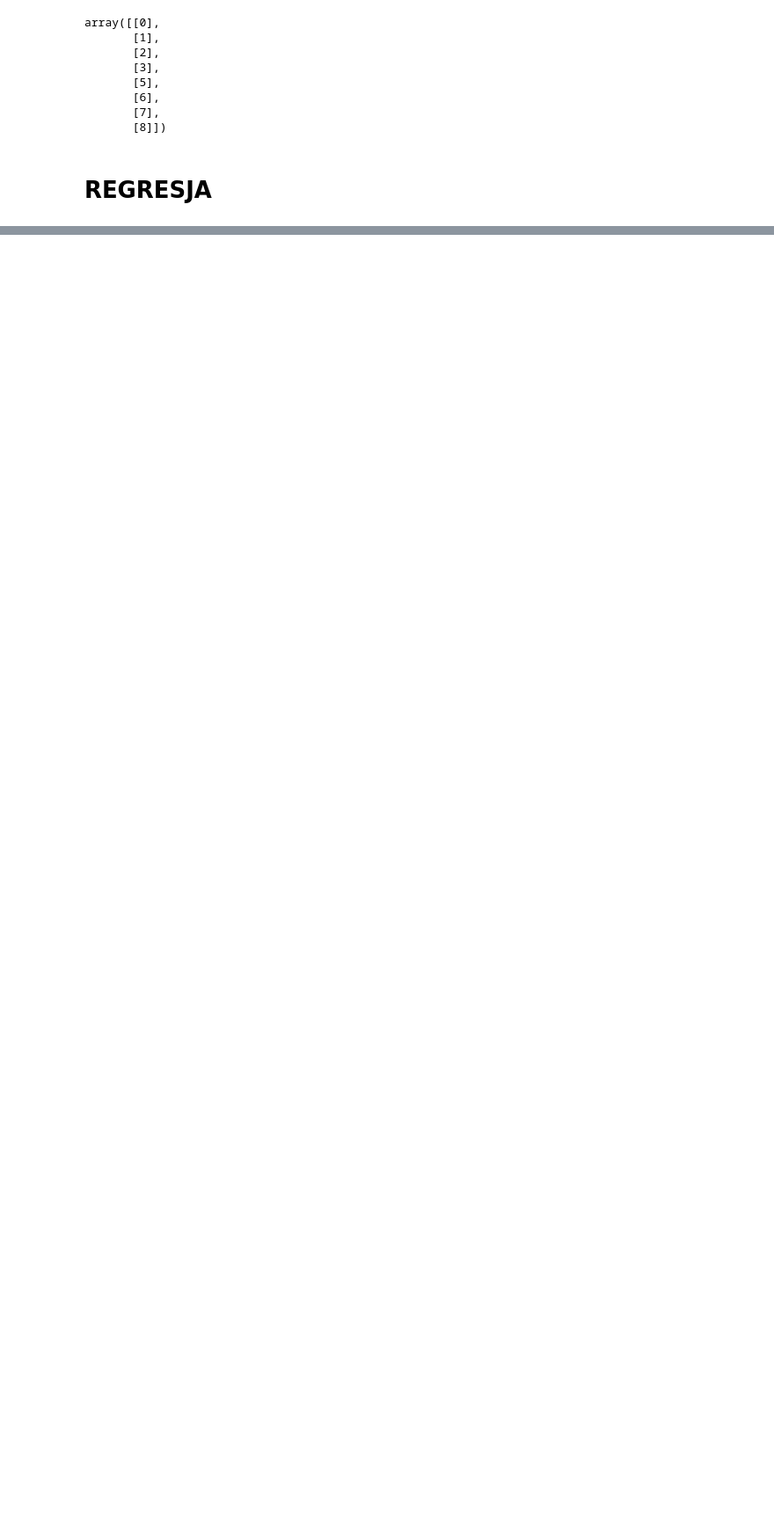
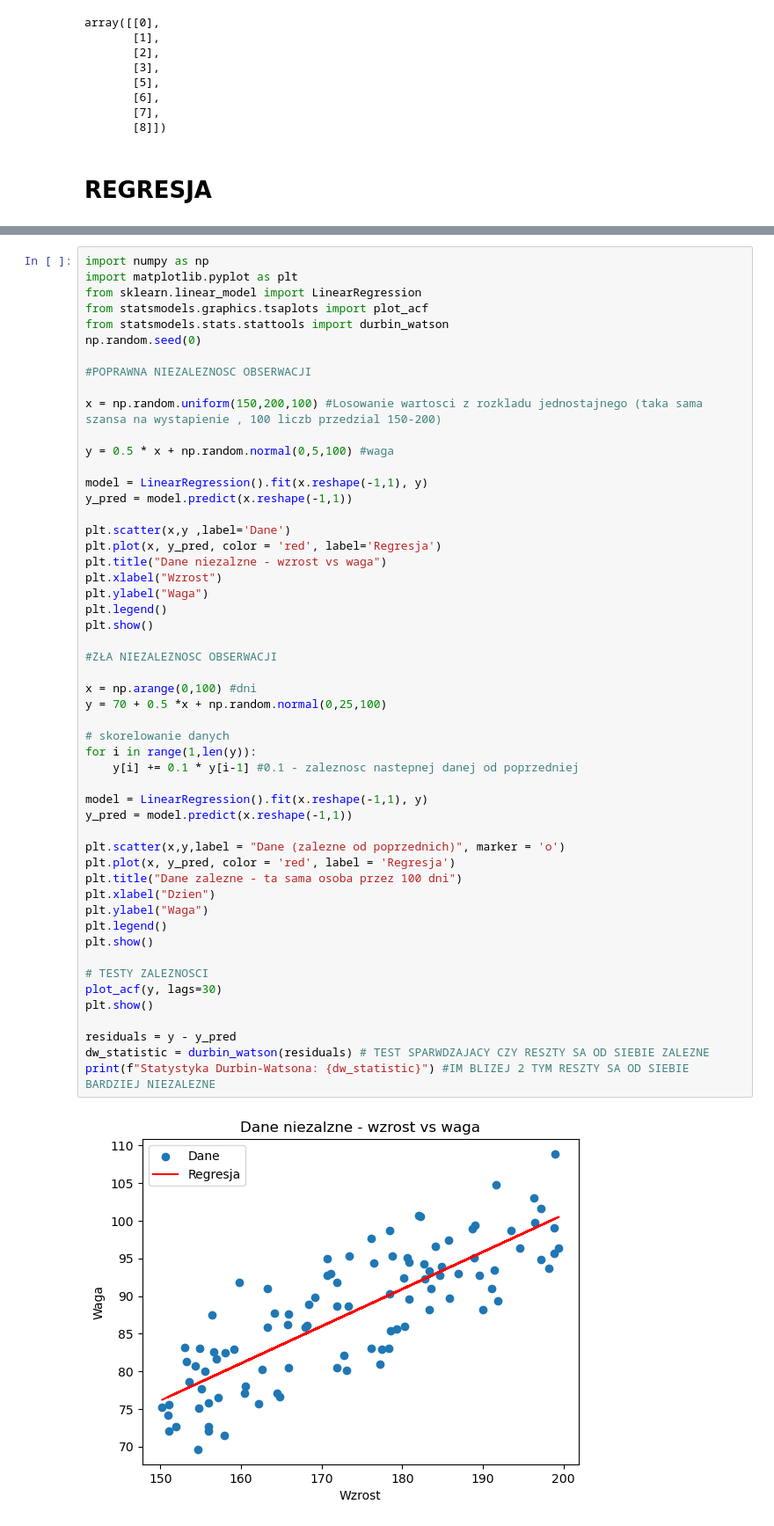
Before and after one commit to daniel22b/Data_science, a Jupyter notebook: plik.ipynb, the cells around one changed output, grey strips where cells are left out. Shown: that part at 88% size. Drawn from its saved outputs; the diff is of its cells as text; blank space fills up the shorter version.

```diff
--- a/plik.ipynb
+++ b/plik.ipynb
@@ -311,0 +263,54 @@ array([[0],
+# %%
+import numpy as np
+import matplotlib.pyplot as plt
+from sklearn.linear_model import LinearRegression
+from statsmodels.graphics.tsaplots import plot_acf
+from statsmodels.stats.stattools import durbin_watson
+np.random.seed(0)
+
+#POPRAWNA NIEZALEZNOSC OBSERWACJI
+
+x = np.random.uniform(150,200,100) #Losowanie wartosci z rozkladu jednostajnego (taka sama szansa na wystapienie , 100 liczb przedzial 150-200)
+
+y = 0.5 * x + np.random.normal(0,5,100) #waga
+
+model = LinearRegression().fit(x.reshape(-1,1), y)
+y_pred = model.predict(x.reshape(-1,1))
+
+plt.scatter(x,y ,label='Dane')
+plt.plot(x, y_pred, color = 'red', label='Regresja')
+plt.title("Dane niezalzne - wzrost vs waga")
+plt.xlabel("Wzrost")
+plt.ylabel("Waga")
+plt.legend()
+plt.show()
+
+#ZŁA NIEZALEZNOSC OBSERWACJI
+
+x = np.arange(0,100) #dni
+y = 70 + 0.5 *x + np.random.normal(0,25,100)
+
+# skorelowanie danych
+for i in range(1,len(y)):
+    y[i] += 0.1 * y[i-1] #0.1 - zaleznosc nastepnej danej od poprzedniej
+
+model = LinearRegression().fit(x.reshape(-1,1), y)
+y_pred = model.predict(x.reshape(-1,1))
+
+plt.scatter(x,y,label = "Dane (zalezne od poprzednich)", marker = 'o')
+plt.plot(x, y_pred, color = 'red', label = 'Regresja')
+plt.title("Dane zalezne - ta sama osoba przez 100 dni")
+plt.xlabel("Dzien")
+plt.ylabel("Waga")
+plt.legend()
+plt.show()
+
+# TESTY ZALEZNOSCI
+plot_acf(y, lags=30)
+plt.show()
+
+residuals = y - y_pred
+dw_statistic = durbin_watson(residuals) # TEST SPARWDZAJACY CZY RESZTY SA OD SIEBIE ZALEZNE
+print(f"Statystyka Durbin-Watsona: {dw_statistic}") #IM BLIZEJ 2 TYM RESZTY SA OD SIEBIE BARDZIEJ NIEZALEZNE
+# %% [output]
+[figure, added]
```
Also changed, not shown: parts of 40 cells of this notebook, 1 other file.
